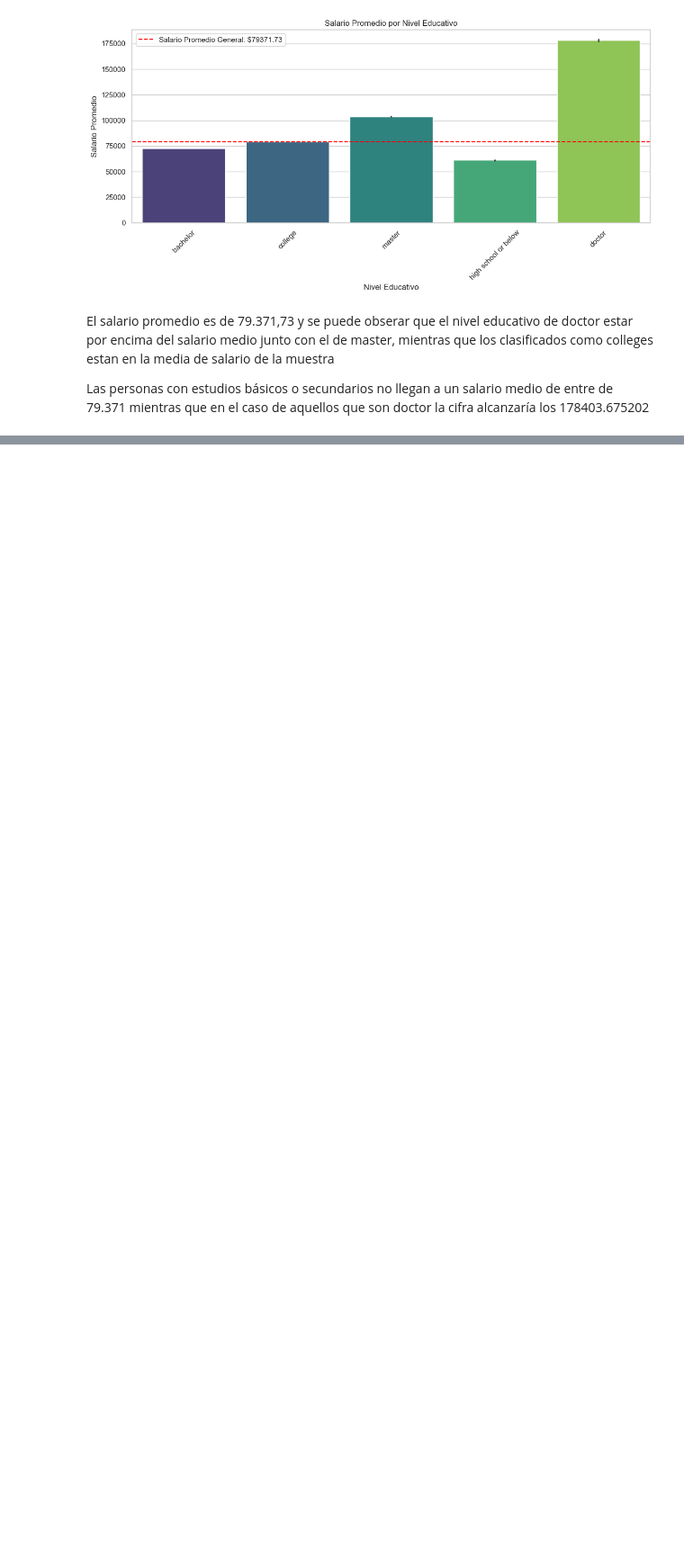
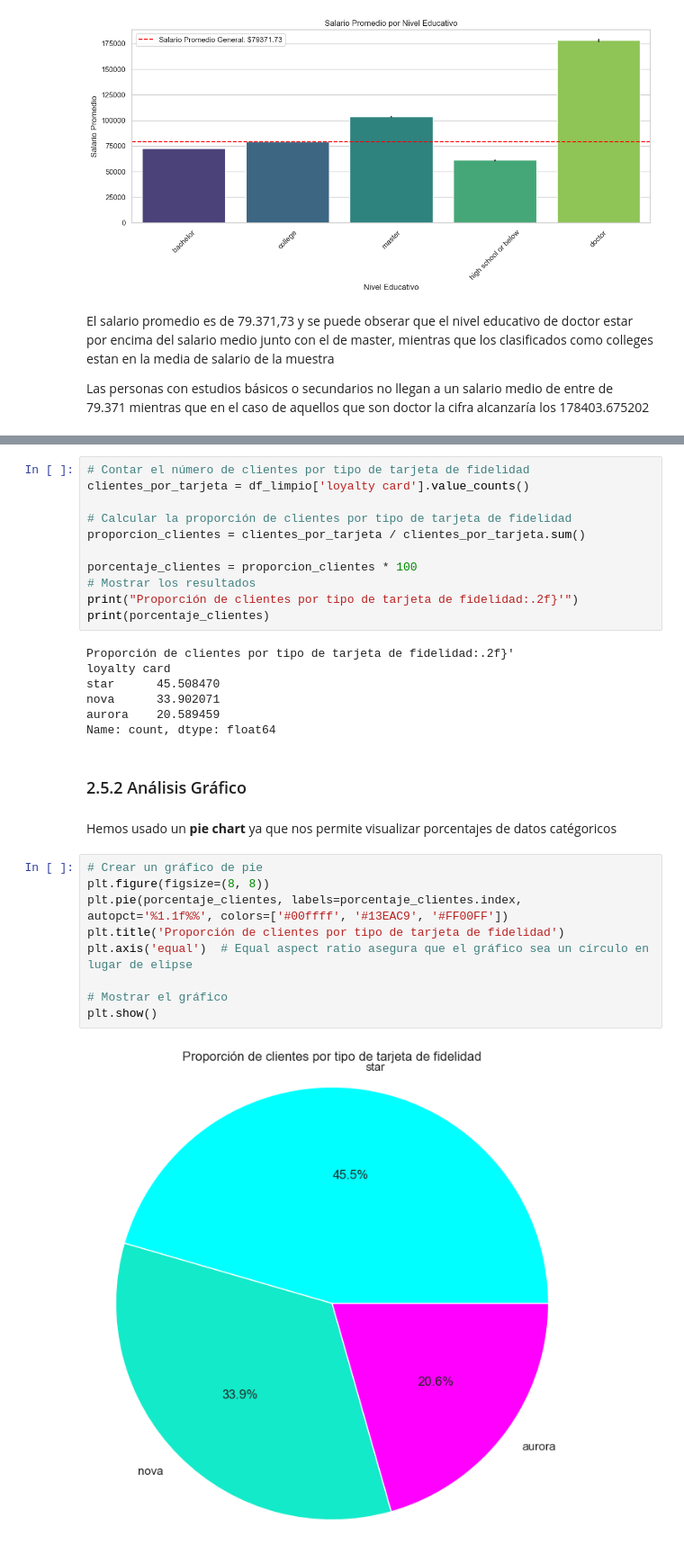
Before and after one commit to Adalab/bda-modulo-3-evaluacion-final-TeresaAdalab, a Jupyter notebook: Evaluacion Final Modulo 3.ipynb, the cells around one changed output, grey strips where cells are left out. Shown at 90% size. Cells and saved outputs as stored; diff of their text form; blank space fills up the shorter version.

```diff
--- a/Evaluacion Final Modulo 3.ipynb
+++ b/Evaluacion Final Modulo 3.ipynb
@@ -1520,0 +1525,33 @@ El salario promedio es de 79.371,73 y se puede obserar que el nivel educativo de
+# %%
+# Contar el número de clientes por tipo de tarjeta de fidelidad
+clientes_por_tarjeta = df_limpio['loyalty card'].value_counts()
+
+# Calcular la proporción de clientes por tipo de tarjeta de fidelidad
+proporcion_clientes = clientes_por_tarjeta / clientes_por_tarjeta.sum()
+
+porcentaje_clientes = proporcion_clientes * 100
+# Mostrar los resultados
+print("Proporción de clientes por tipo de tarjeta de fidelidad:.2f}'")
+print(porcentaje_clientes)
+# %% [output]
+Proporción de clientes por tipo de tarjeta de fidelidad:.2f}'
+loyalty card
+star      45.508470
+nova      33.902071
+aurora    20.589459
+Name: count, dtype: float64
+# %% [markdown]
+### 2.5.2 Análisis Gráfico
+# %% [markdown]
+Hemos usado un **pie chart** ya que nos permite visualizar porcentajes de datos catégoricos
+# %%
+# Crear un gráfico de pie
+plt.figure(figsize=(8, 8))
+plt.pie(porcentaje_clientes, labels=porcentaje_clientes.index, autopct='%1.1f%%', colors=['#00ffff', '#13EAC9', '#FF00FF'])
+plt.title('Proporción de clientes por tipo de tarjeta de fidelidad')
+plt.axis('equal')  # Equal aspect ratio asegura que el gráfico sea un círculo en lugar de elipse
+
+# Mostrar el gráfico
+plt.show()
+# %% [output]
+[figure, added]
```
Also changed, not shown: parts of 4 cells of this notebook.
